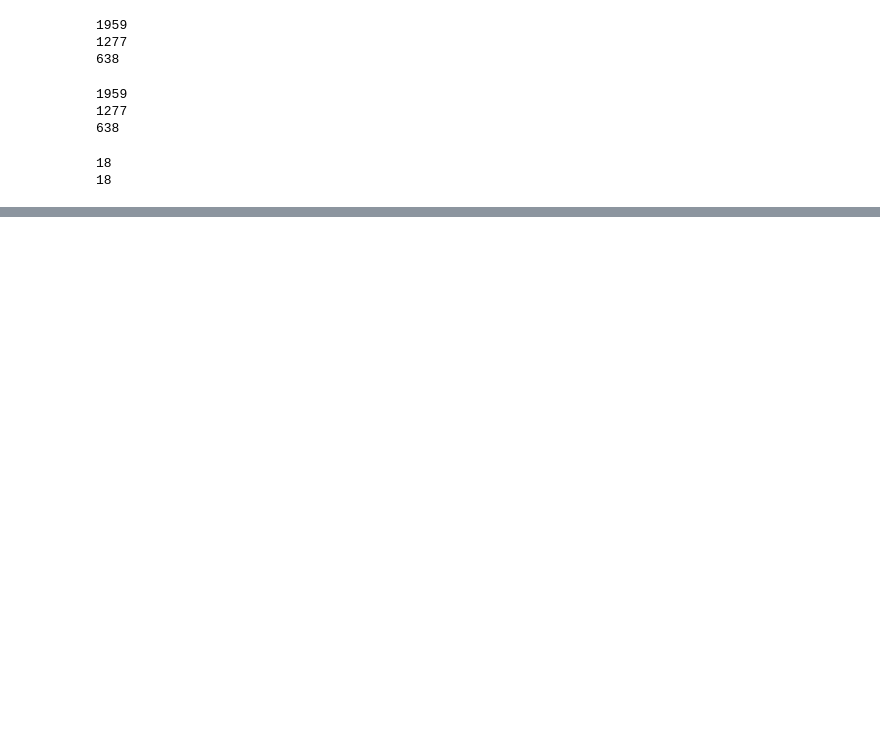
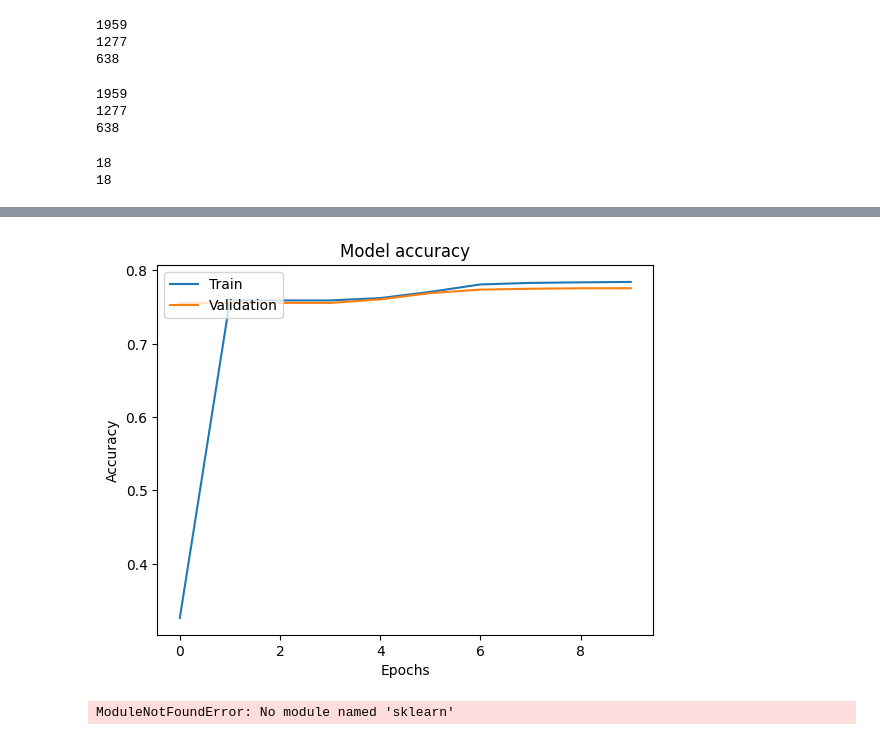
Before and after one commit to CipStr/NLProject, a Jupyter notebook: A1_v2.ipynb, the cells around one changed output, grey strips where cells are left out. Drawn from its saved outputs; the diff is of its cells as text; code cells hidden in the pictures; blank space fills up the shorter version.

```diff
--- a/A1_v2.ipynb
+++ b/A1_v2.ipynb
@@ -506,13 +510,13 @@ KeyboardInterrupt:
 num_tags = Y_train.shape[2]
 
 model2 = Sequential()
-model2.add(Embedding(input_dim=vocab_size, output_dim=50, input_length=MAX_SEQ_LENGTH, weights=[embedding_matrix], trainable=False))
+model2.add(Embedding(input_dim=len(sentence_tokenizer.word_index) + 1 , output_dim=50, input_length=MAX_SEQ_LENGTH, weights=[embedding_train_matrix], trainable=False))
 model2.add(Bidirectional(LSTM(units=128, return_sequences=True, recurrent_dropout=0.1)))
 model2.add(TimeDistributed(Dense(num_tags, activation="softmax")))
 model2.add(TimeDistributed(Dense(num_tags, activation="softmax")))
 # %%
 model2.compile(loss="categorical_crossentropy", optimizer=Adam(0.001), metrics=["accuracy"])
 # %%
-history = model2.fit(X_train, Y_train, validation_data=(X_val, Y_val), batch_size=128, epochs=10, verbose=1)
+history_model2 = model2.fit(X_train, Y_train, validation_data=(X_val, Y_val), batch_size=128, epochs=10, verbose=1)
 # %% [output]
 Epoch 1/10
@@ -537,0 +542,36 @@ KeyboardInterrupt:
+# %%
+# plot results
+plt.plot(history_model2.history['accuracy'])
+plt.plot(history_model2.history['val_accuracy'])
+plt.title('Model accuracy')
+plt.ylabel('Accuracy')
+plt.xlabel('Epochs')
+plt.legend(['Train', 'Validation'], loc='upper left')
+plt.show()
+# %% [output]
+[figure, added]
+# %%
+#Metrics: Evaluate using macro-f1 score computer over all tokens
+from sklearn.metrics import f1_score
+
+def compute_f1(predictions, correct, idx2Label):
+    label_pred = []
+    for sentence in predictions:
+        label_pred.append([idx2Label[element.argmax()] for element in sentence])
+    label_correct = []
+    for sentence in correct:
+        label_correct.append([idx2Label[element.argmax()] for element in sentence])
+
+    # flatten the list of lists
+    flat_predictions = [item for sublist in label_pred for item in sublist]
+    flat_correct = [item for sublist in label_correct for item in sublist]
+    # compute f1 score
+    f1 = f1_score(flat_correct, flat_predictions, average='macro')
+    return f1
+
+# Evaluate the model on the test set
+predictions = model2.predict(X_test)
+print(predictions.shape)
+print(predictions[0])
+# %% [output]
+ModuleNotFoundError: No module named 'sklearn'
```
Also changed, not shown: parts of 27 cells of this notebook.
